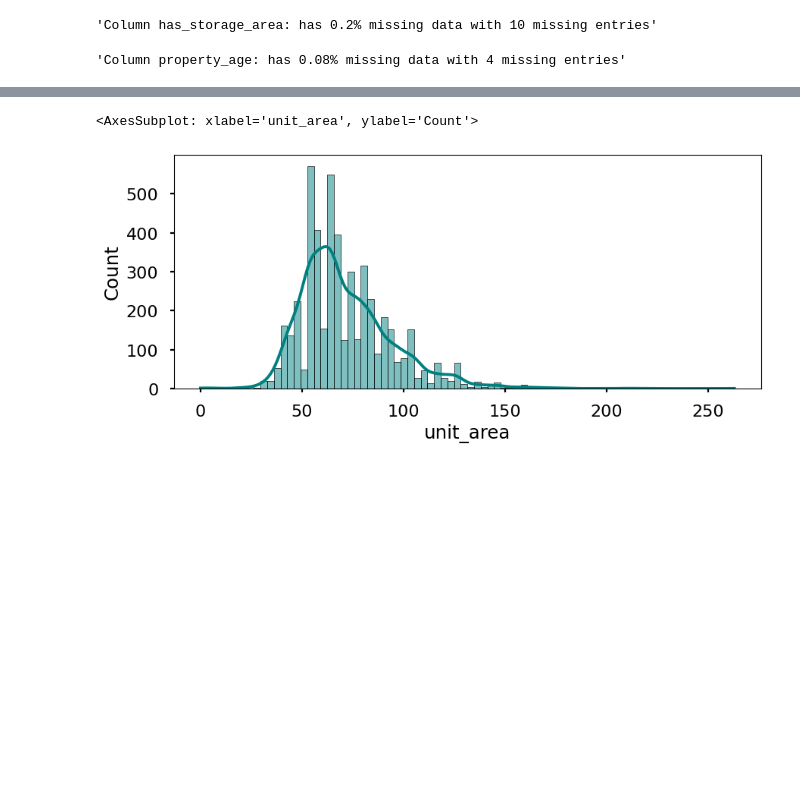
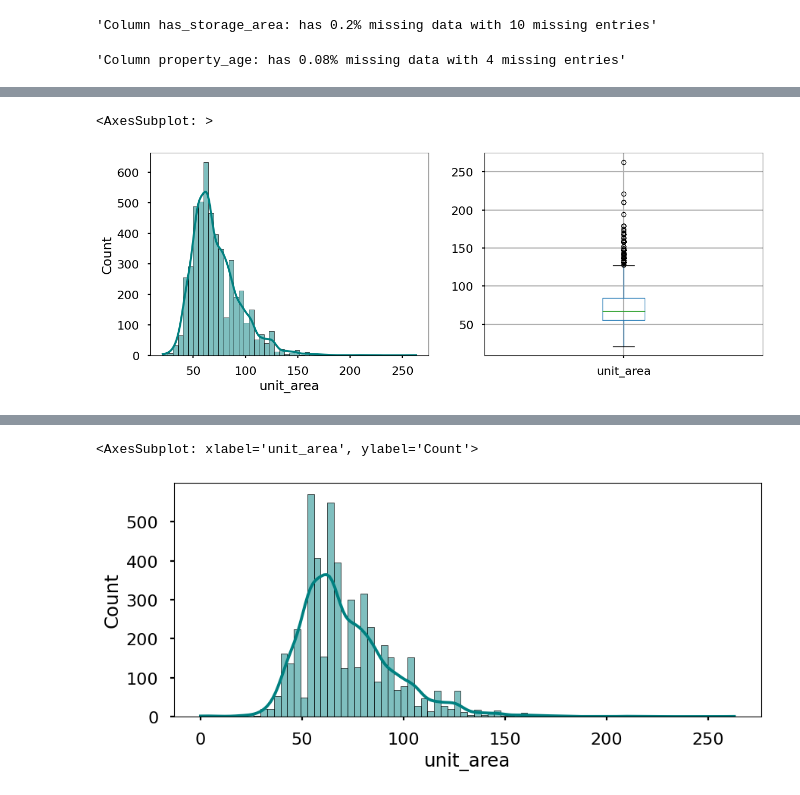
Before and after one commit to hunghuy201280/real-estate-recommendation, a Jupyter notebook: models/code.ipynb, the cells around one changed output, grey strips where cells are left out. Cells and saved outputs as stored; diff of their text form; code cells hidden in the pictures; blank space fills up the shorter version.

```diff
--- a/models/code.ipynb
+++ b/models/code.ipynb
@@ -133,0 +135,9 @@ plt.show()
+# %%
+"""visualize unit area"""
+fig,axes=plt.subplots(nrows=1,ncols=2,figsize=(15,5))
+unit_area_data=homes[homes.unit_area>0].unit_area
+sns.histplot(unit_area_data, color='teal', kde=True, bins=50,ax=axes[0])
+unit_area_data.to_frame().boxplot(vert=True,ax=axes[1])
+# %% [output]
+<AxesSubplot: >
+[figure, added]
```
Also changed, not shown: parts of 16 cells of this notebook.
